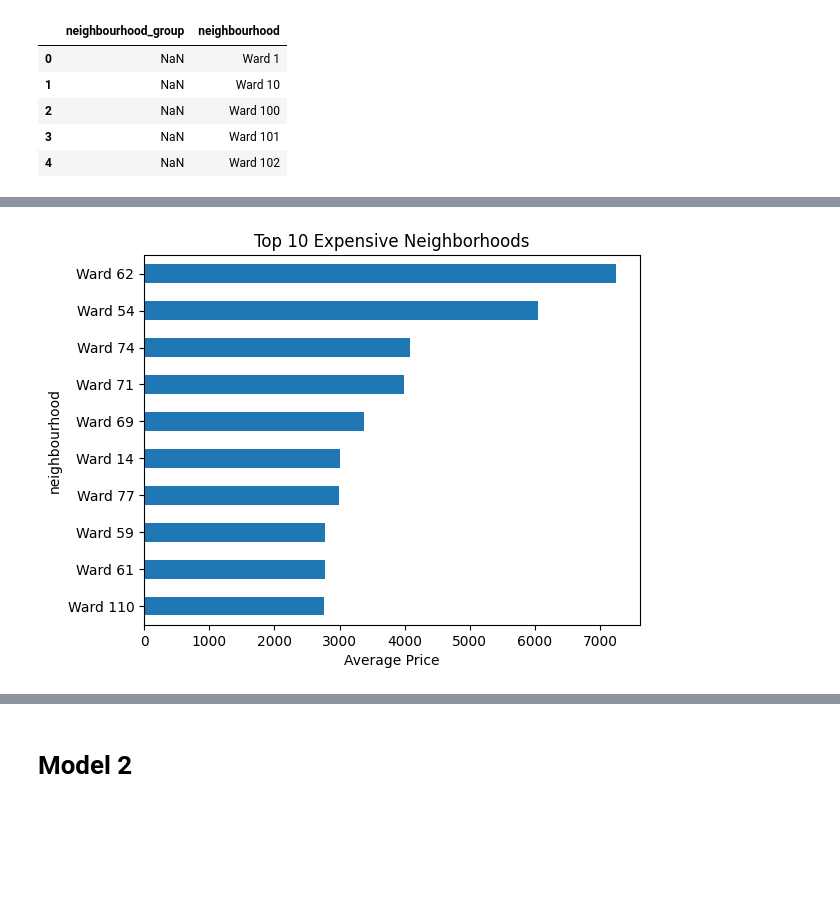
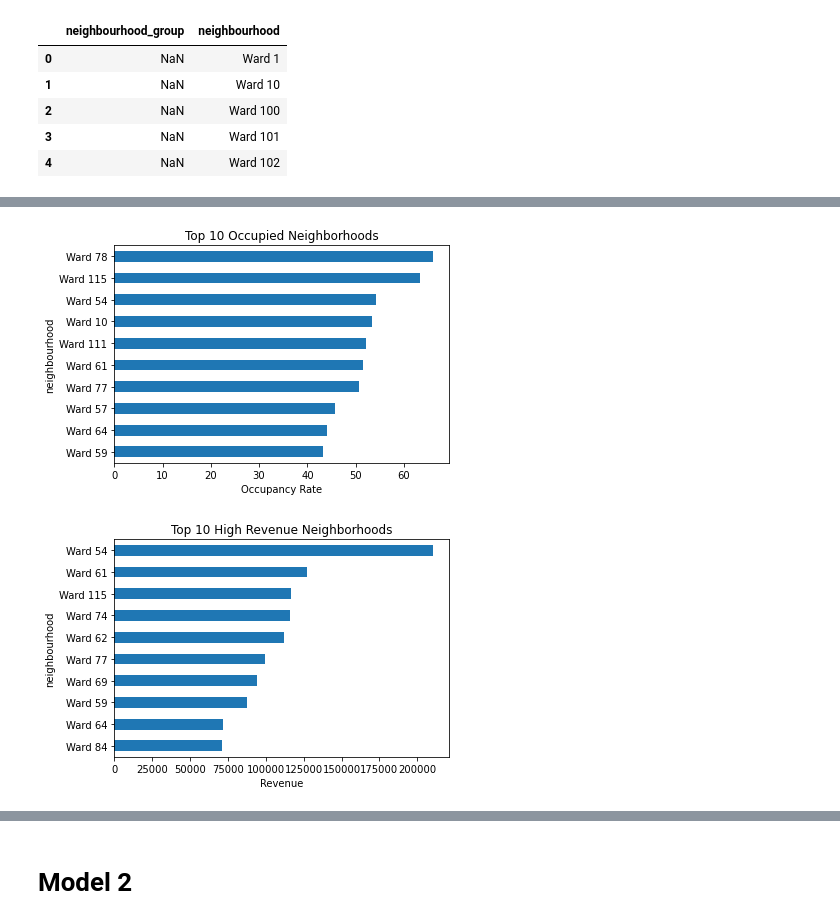
Before and after one commit to Salrahim21/Capstone-project, a Jupyter notebook: Notebook.ipynb, the cells around one changed output, grey strips where cells are left out. Cells and saved outputs as stored; diff of their text form; code cells hidden in the pictures; blank space fills up the shorter version.

Commit message:
Added features to the notebook, Added Revenue predictor, Added NLP with topic analysis and sentiment analysis

```diff
--- a/Notebook.ipynb
+++ b/Notebook.ipynb
@@ -6,6 +6,8 @@ listings = pd.read_csv("Data/listings.csv")
 calendar = pd.read_csv("Data/calendar.csv.gz")
 reviews = pd.read_csv("Data/reviews.csv")
 neighbourhoods = pd.read_csv("Data/neighbourhoods.csv")
+listings_detailed = pd.read_csv("Data/listings.csv.gz", compression='gzip')
+reviews_detailed = pd.read_csv("Data/reviews.csv.gz", compression='gzip')
 # %%
 # Rename keys for consistent merging
 calendar.rename(columns={'listing_id': 'id'}, inplace=True)
@@ -50,6 +52,29 @@ merged_df = merged_df.merge(reviews_agg, on='id', how='left')
 
 # Merge neighbourhood info
 merged_df = merged_df.merge(neighbourhoods, on='neighbourhood', how='left')
+# %%
+# Rename columns
+reviews_detailed.columns = ['listing_id', 'review_id', 'date', 'reviewer_id', 'reviewer_name', 'comments']
+
+# Aggregate comments per listing
+comments_agg = reviews_detailed.groupby('listing_id')['comments'].apply(lambda x: ' || '.join(x.dropna().astype(str))).reset_index()
+
+# Merge with merged_df
+merged_df = merged_df.merge(comments_agg.rename(columns={'listing_id': 'id'}), on='id', how='left')
+# %%
+# Select the relevant columns from listings_detailed
+listings_detailed_subset = listings_detailed[[
+    'id',
+    'property_type',
+    'accommodates',
+    'bedrooms',
+    'beds',
+    'estimated_occupancy_l365d',
+    'estimated_revenue_l365d'
+]]
+
+# Merge with merged_df
+merged_df = merged_df.merge(listings_detailed_subset, on='id', how='left')
 # %%
 merged_df.info()
 merged_df.describe(include='all')
@@ -186,11 +231,19 @@ plt.show()
 # %%
-top_neigh = merged_df.groupby('neighbourhood')['price'].mean().sort_values(ascending=False).head(10)
-top_neigh.plot(kind='barh', title='Top 10 Expensive Neighborhoods')
-plt.xlabel("Average Price")
+top_neigh = merged_df.groupby('neighbourhood')['estimated_occupancy_l365d'].mean().sort_values(ascending=False).head(10)
+top_neigh.plot(kind='barh', title='Top 10 Occupied Neighborhoods')
+plt.xlabel("Occupancy Rate")
 plt.gca().invert_yaxis()
 plt.show()
 # %% [output]
-[figure, old version]
+[figure, new version]
+# %%
+top_neigh = merged_df.groupby('neighbourhood')['estimated_revenue_l365d'].mean().sort_values(ascending=False).head(10)
+top_neigh.plot(kind='barh', title='Top 10 High Revenue Neighborhoods')
+plt.xlabel("Revenue")
+plt.gca().invert_yaxis()
+plt.show()
+# %% [output]
+[figure, added]
 # %%
 merged_df['latest_review'] = pd.to_datetime(merged_df['latest_review'])
 merged_df['review_year'] = merged_df['latest_review'].dt.year
```
Also changed, not shown: parts of 61 cells of this notebook, 1 other file.
